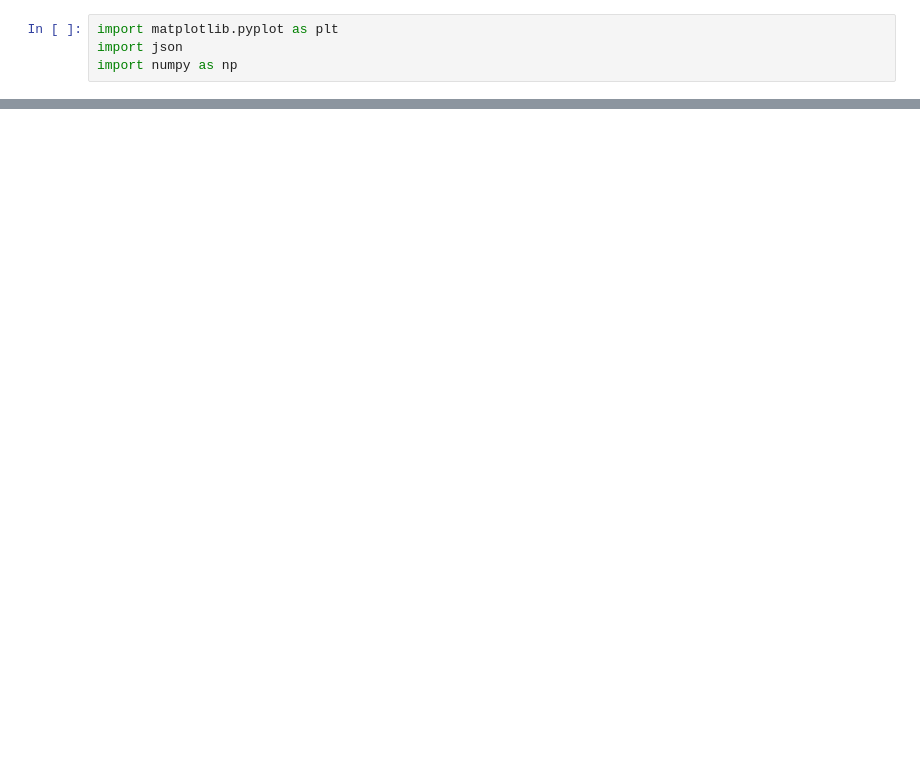
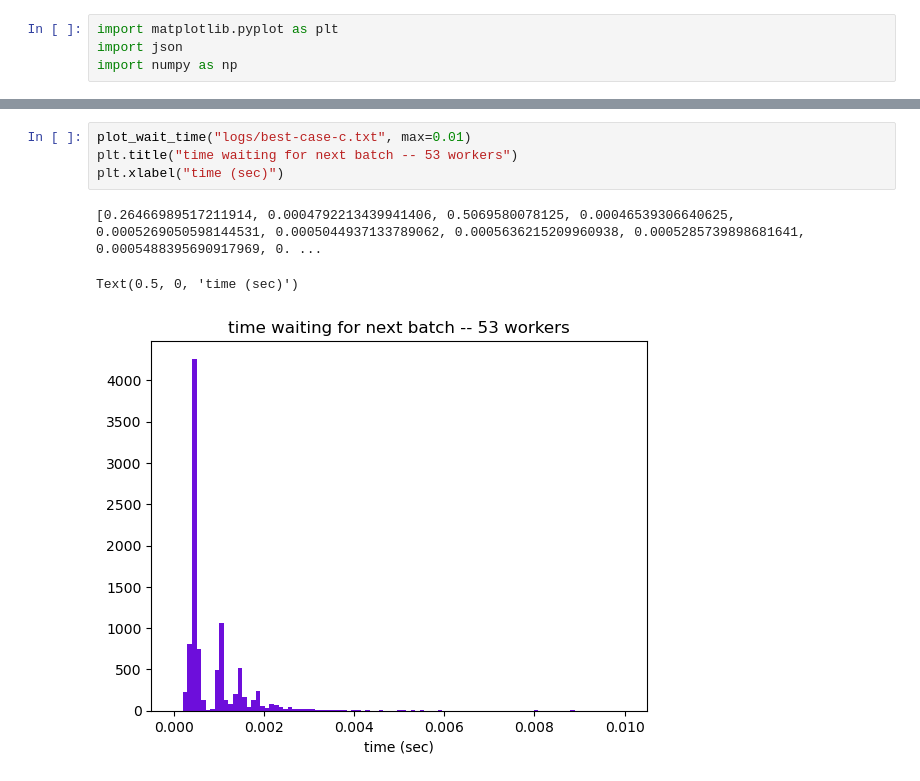
Before and after one commit to earth-mover/dataloader-demo, a Jupyter notebook: plot.ipynb, the cells around one changed output, grey strips where cells are left out. Cells and saved outputs as stored; diff of their text form; blank space fills up the shorter version.

```diff
--- a/plot.ipynb
+++ b/plot.ipynb
@@ -56 +127,9 @@ def plot_log(fname):
+# %%
+plot_wait_time("logs/best-case-c.txt", max=0.01)
+plt.title("time waiting for next batch -- 53 workers")
+plt.xlabel("time (sec)")
+# %% [output]
+[0.26466989517211914, 0.0004792213439941406, 0.5069580078125, 0.00046539306640625, 0.0005269050598144531, 0.0005044937133789062, 0.0005636215209960938, 0.0005285739898681641, 0.0005488395690917969, 0. ...
+Text(0.5, 0, 'time (sec)')
+[figure, added]
 # %%
```
Also changed, not shown: parts of 33 cells of this notebook, 1 other file.
